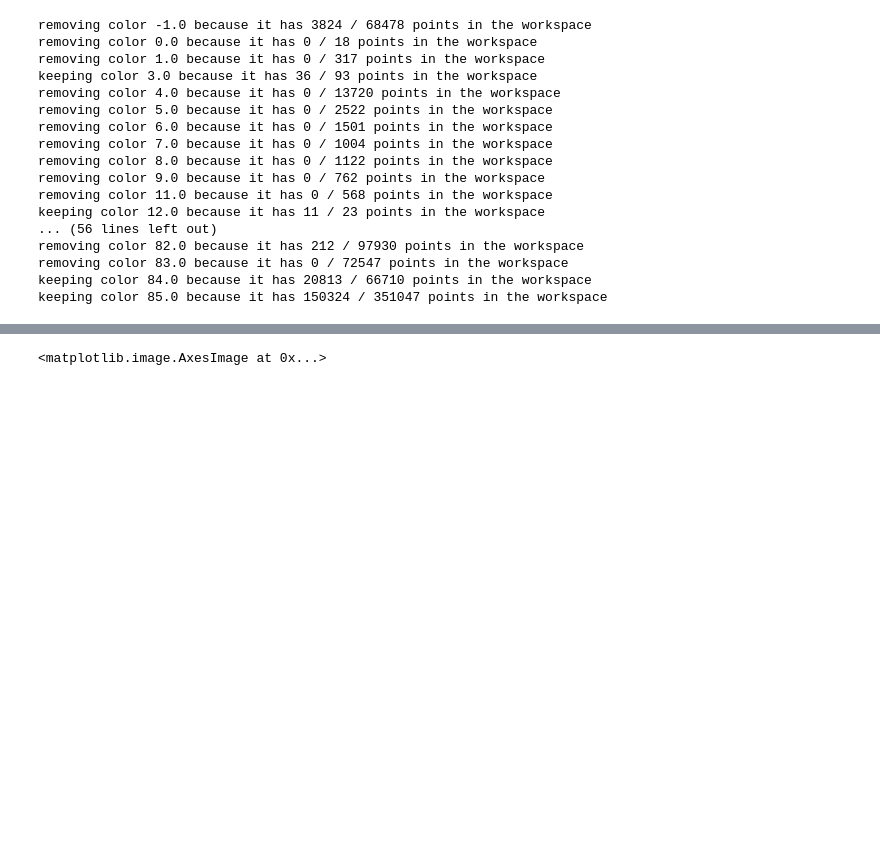
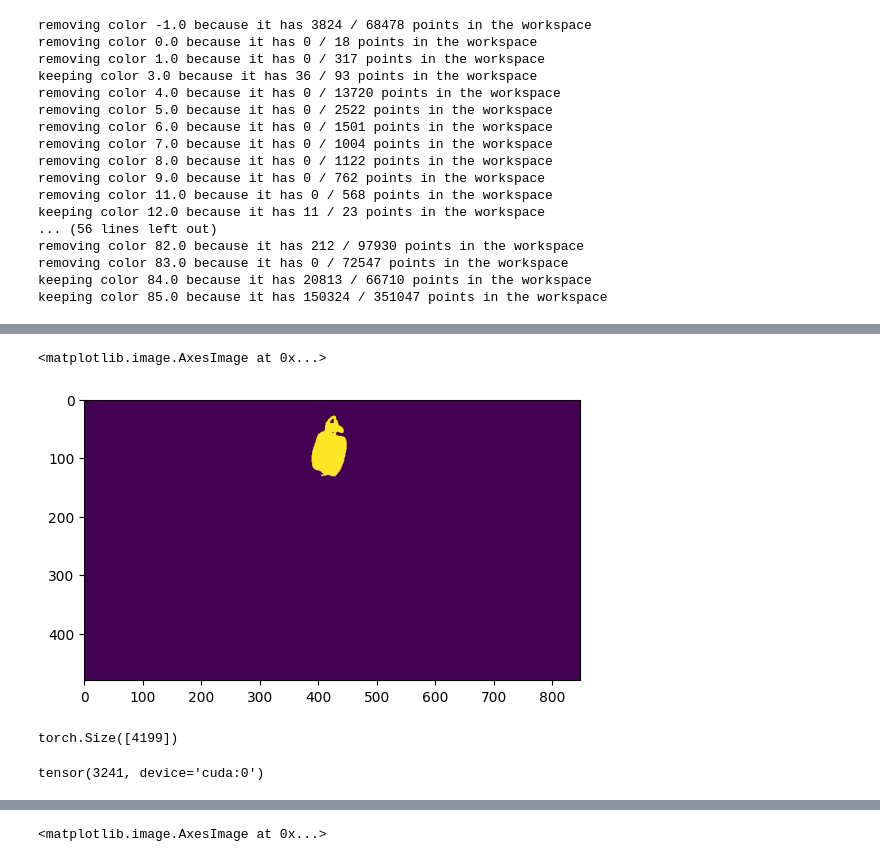
Before and after one commit to DaveLearn/SegmentAnything3D, a Jupyter notebook: scratch.ipynb, the cells around one changed output, grey strips where cells are left out. Saved outputs shown, nothing was run; the diff lists cells and outputs as text; code cells hidden in the pictures; blank space fills up the shorter version.

```diff
--- a/scratch.ipynb
+++ b/scratch.ipynb
@@ -144,0 +165,15 @@ plt.imshow(group_ids)
+# %%
+import sam3d
+gt_group_ids = sam3d.get_sam(frame.color.cpu().numpy(), mask_generator)
+plt.imshow(gt_group_ids==58)
+# %% [output]
+<matplotlib.image.AxesImage at 0x...>
+[figure, added]
+# %%
+frame.depth[gt_group_ids==58].shape
+# %% [output]
+torch.Size([4199])
+# %%
+(frame.depth[gt_group_ids==58] > 0).sum()
+# %% [output]
+tensor(3241, device='cuda:0')
```
Also changed, not shown: parts of 12 cells of this notebook.
